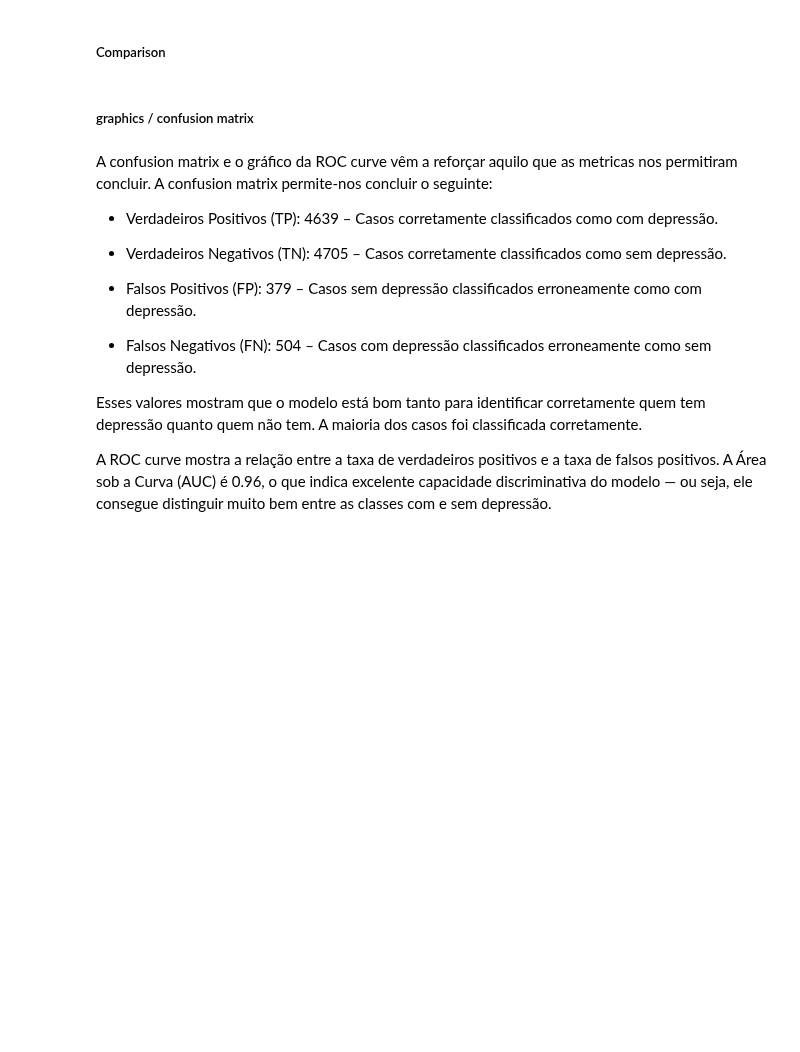
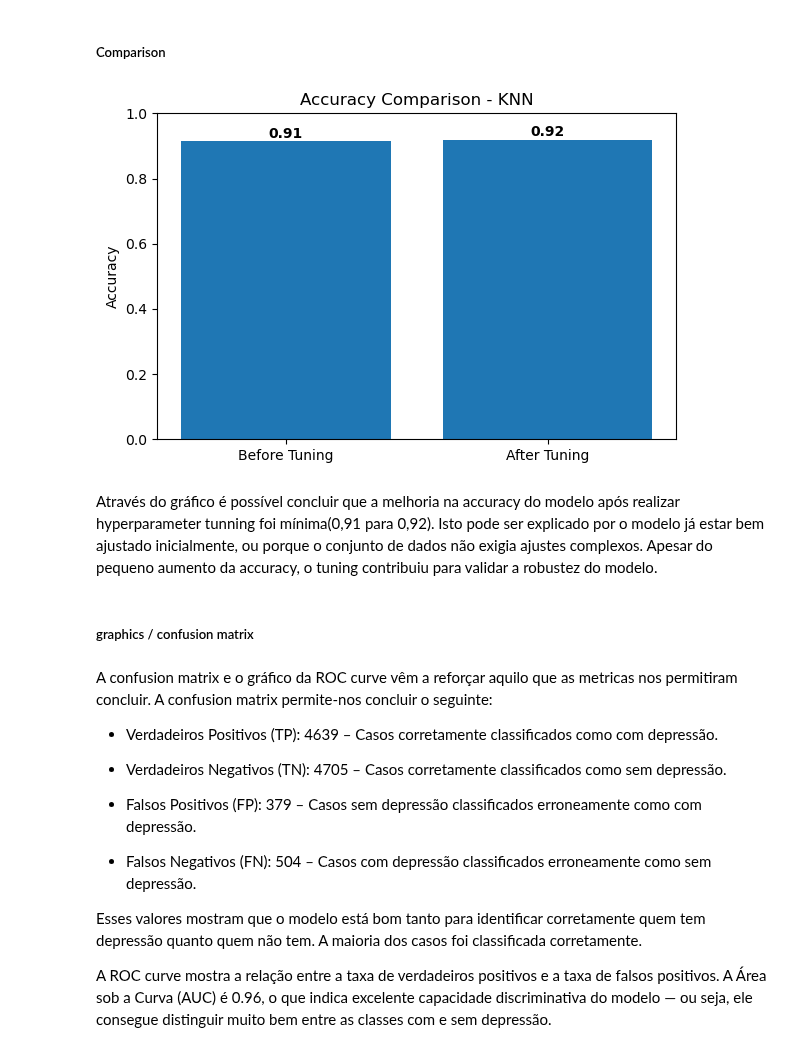
Before and after one commit to SarinhaCortez/exploring_mental_health_data, a Jupyter notebook: assign2_notebook.ipynb, the cells around one changed output. Drawn from its saved outputs; the diff is of its cells as text; code cells hidden in the pictures; blank space fills up the shorter version.

Commit message:
hyperparameter para knn

```diff
--- a/assign2_notebook.ipynb
+++ b/assign2_notebook.ipynb
@@ -602,18 +811,22 @@ plt.show()
 # %%
 import matplotlib.pyplot as plt
 
 labels = ['Before Tuning', 'After Tuning']
 scores = [accuracy_before, knn_accuracy]
 
 plt.figure(figsize=(6, 4))
 plt.bar(labels, scores)
 plt.ylim(0, 1)
-plt.ylabel('Acurácia')
-plt.title('Comparação de Acurácia - KNN')
+plt.ylabel('Accuracy')
+plt.title('Accuracy Comparison - KNN')
 for i, score in enumerate(scores):
     plt.text(i, score + 0.01, f'{score:.2f}', ha='center', fontweight='bold')
 plt.tight_layout()
 plt.show()
+# %% [output]
+[figure, added]
+# %% [markdown]
+Através do gráfico é possível concluir que a melhoria na accuracy do modelo após realizar hyperparameter tunning foi mínima(0,91 para 0,92). Isto pode ser explicado por o modelo já estar bem ajustado inicialmente, ou porque o conjunto de dados não exigia ajustes complexos. Apesar do pequeno aumento da accuracy, o tuning contribuiu para validar a robustez do modelo.
 # %% [markdown]
 ##### graphics / confusion matrix
 # %%
```
Also changed, not shown: parts of 19 cells of this notebook, 3 other files.
